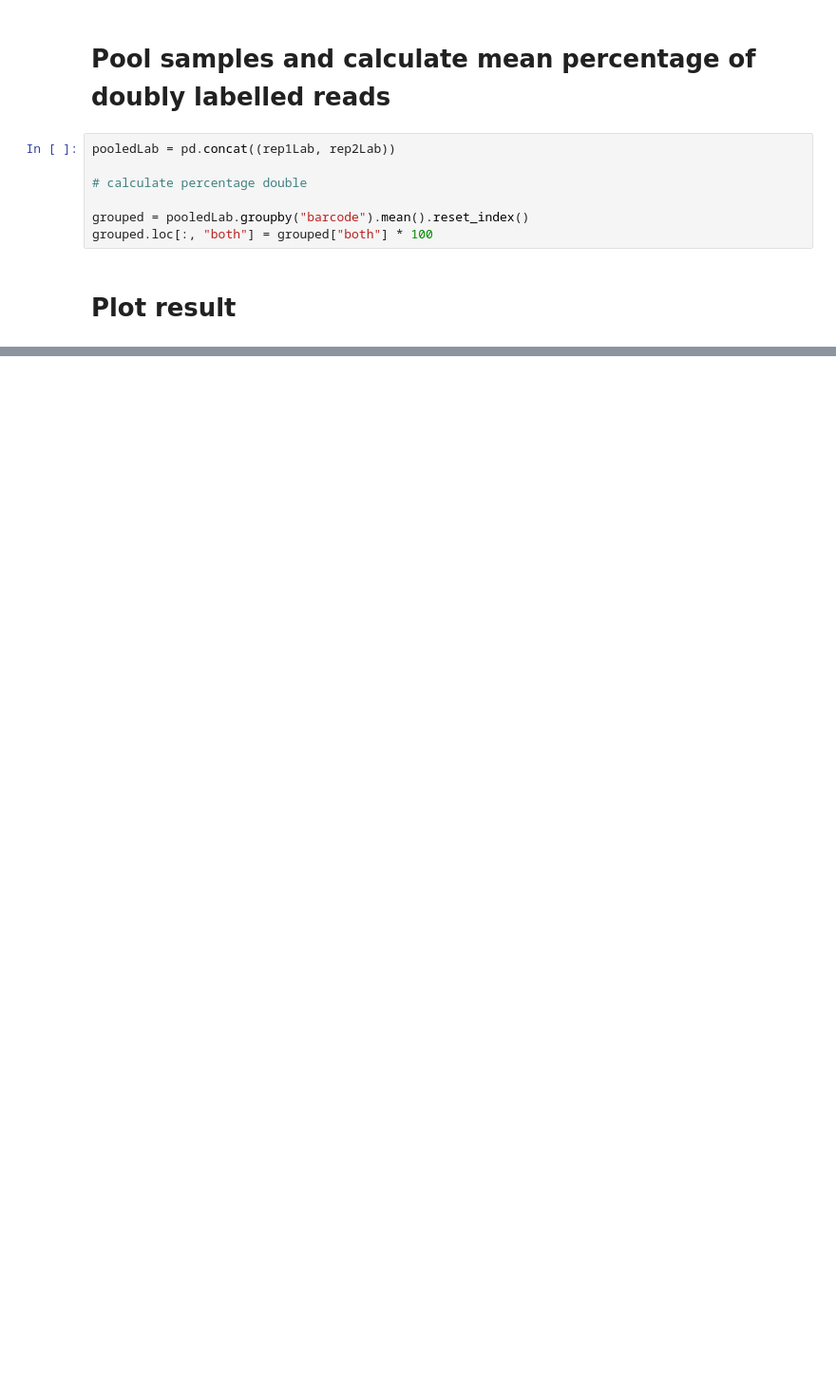
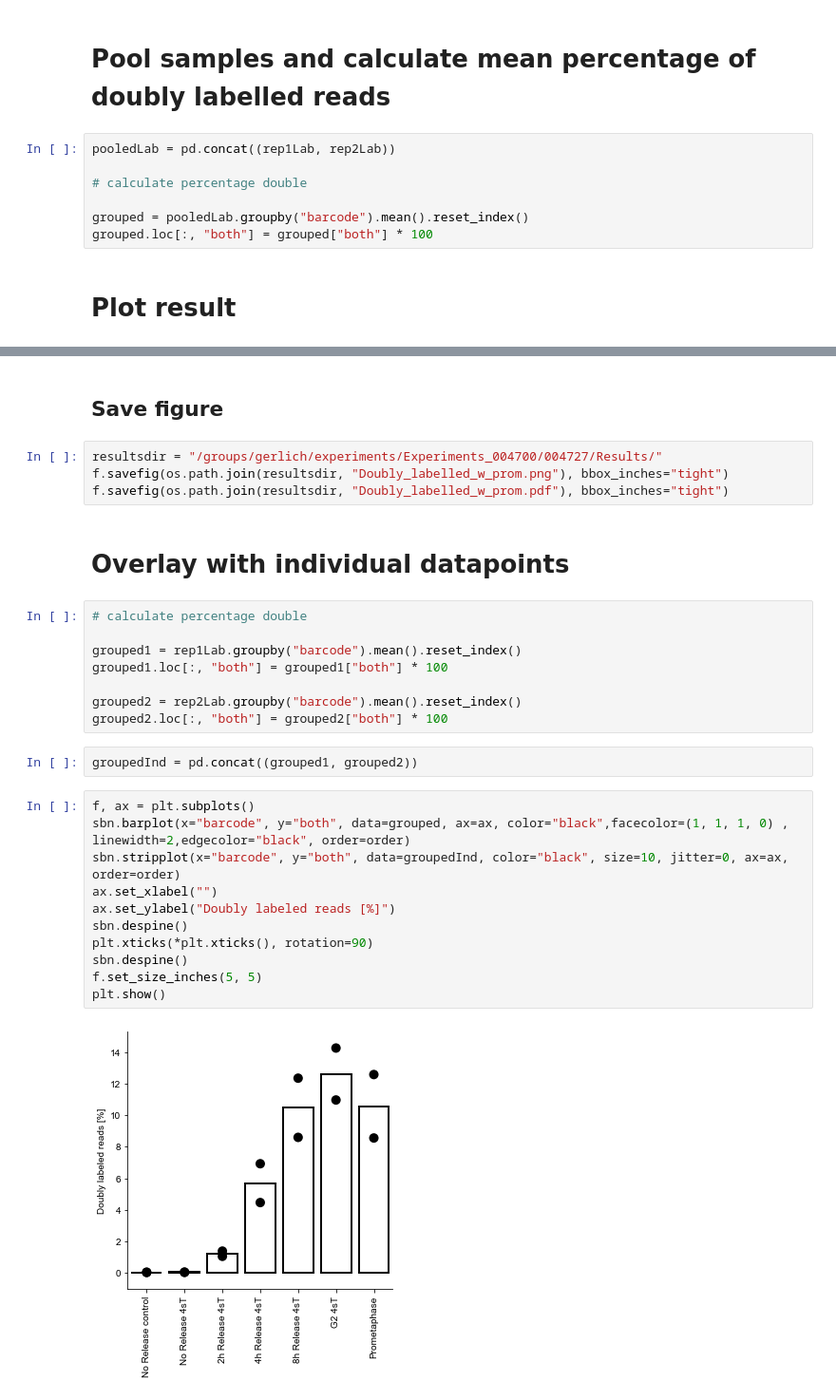
Before and after one commit to gerlichlab/scshic_analysis, a Jupyter notebook: notebooks/Count_percentage_doubly_labeled_S-Phase-Release.ipynb, the cells around one changed output, grey strips where cells are left out. Shown: that part at 95% size. Saved outputs shown, nothing was run; the diff lists cells and outputs as text; blank space fills up the shorter version.

```diff
--- a/notebooks/Count_percentage_doubly_labeled_S-Phase-Release.ipynb
+++ b/notebooks/Count_percentage_doubly_labeled_S-Phase-Release.ipynb
@@ -231,0 +227,31 @@ plt.show()
+# %% [markdown]
+## Save figure
+# %%
+resultsdir = "/groups/gerlich/experiments/Experiments_004700/004727/Results/"
+f.savefig(os.path.join(resultsdir, "Doubly_labelled_w_prom.png"), bbox_inches="tight")
+f.savefig(os.path.join(resultsdir, "Doubly_labelled_w_prom.pdf"), bbox_inches="tight")
+# %% [markdown]
+# Overlay with individual datapoints
+# %%
+# calculate percentage double
+
+grouped1 = rep1Lab.groupby("barcode").mean().reset_index()
+grouped1.loc[:, "both"] = grouped1["both"] * 100
+
+grouped2 = rep2Lab.groupby("barcode").mean().reset_index()
+grouped2.loc[:, "both"] = grouped2["both"] * 100
+# %%
+groupedInd = pd.concat((grouped1, grouped2))
+# %%
+f, ax = plt.subplots()
+sbn.barplot(x="barcode", y="both", data=grouped, ax=ax, color="black",facecolor=(1, 1, 1, 0) , linewidth=2,edgecolor="black", order=order)
+sbn.stripplot(x="barcode", y="both", data=groupedInd, color="black", size=10, jitter=0, ax=ax, order=order)
+ax.set_xlabel("")
+ax.set_ylabel("Doubly labeled reads [%]")
+sbn.despine()
+plt.xticks(*plt.xticks(), rotation=90)
+sbn.despine()
+f.set_size_inches(5, 5)
+plt.show()
+# %% [output]
+[figure, added]
```
Also changed, not shown: parts of 8 cells of this notebook, 24 other files.
